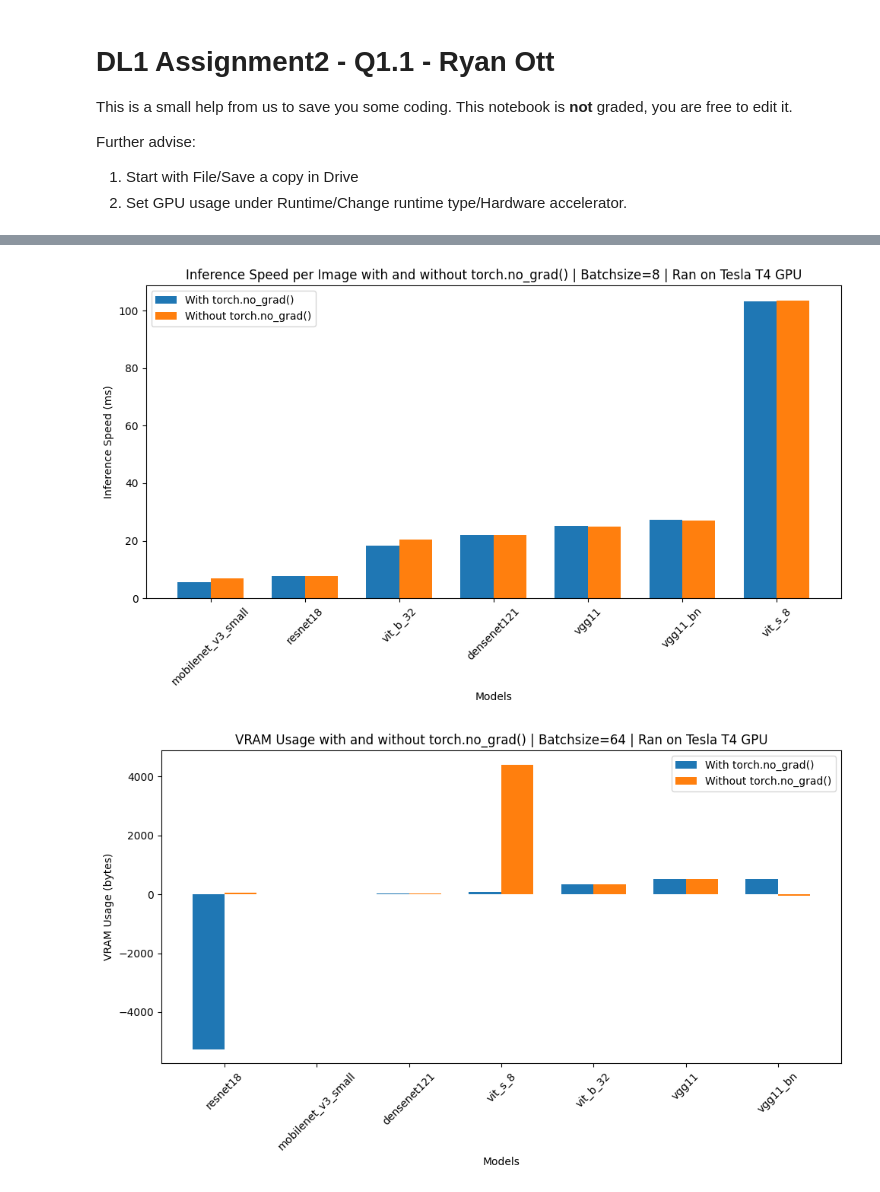
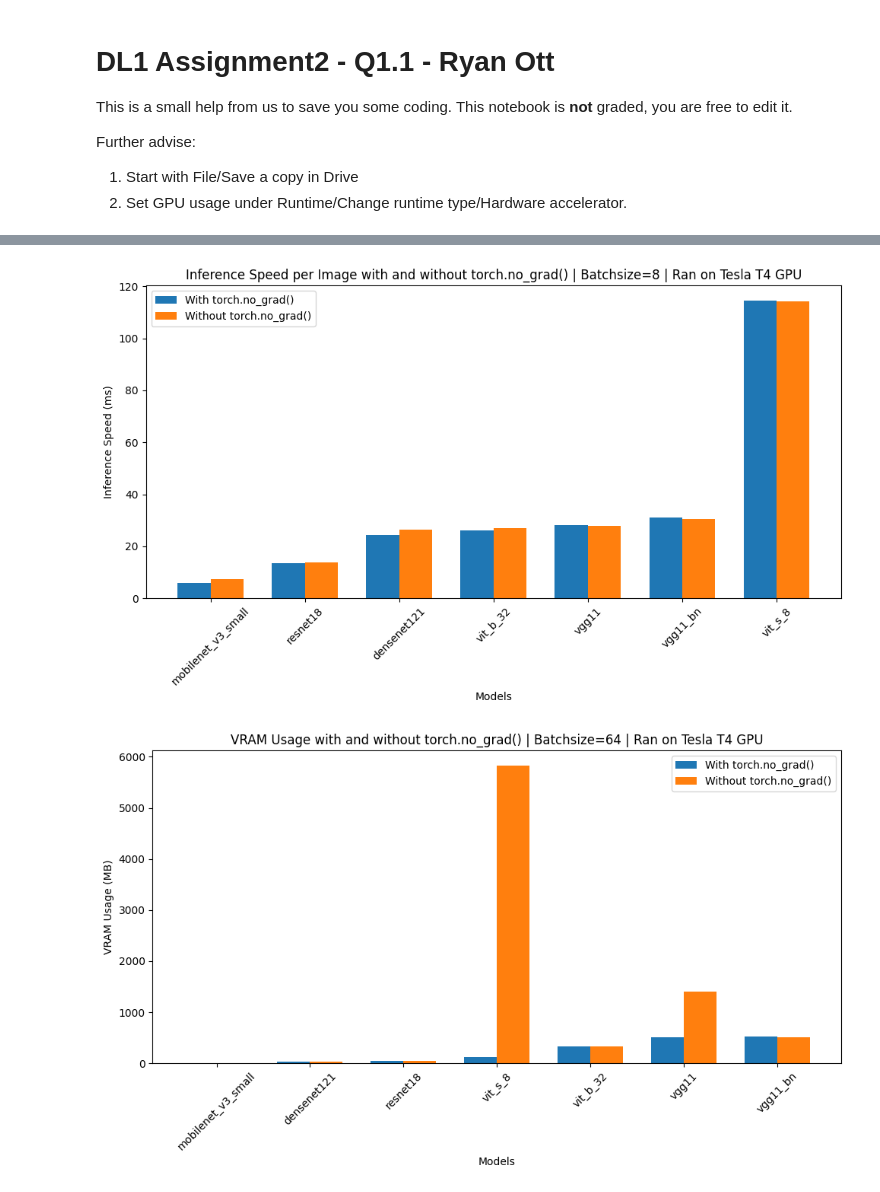
Before and after one commit to Ryan-Ott/DL1-Practicals, a Jupyter notebook: assignment2/part1/DL1_Assignment2_Q1_1.ipynb, the cells around one changed output, grey strips where cells are left out. Drawn from its saved outputs; the diff is of its cells as text; code cells hidden in the pictures.

```diff
--- a/assignment2/part1/DL1_Assignment2_Q1_1.ipynb
+++ b/assignment2/part1/DL1_Assignment2_Q1_1.ipynb
@@ -115,7 +116,6 @@ def filter_outliers(data):
 
 
 def evaluate_model(model_def:Callable, no_grad:bool, batch_size:int=8):
-
     # Retreive initial memory allocation
     initial_vram = torch.cuda.memory_allocated()
 
@@ -142,18 +142,17 @@ def evaluate_model(model_def:Callable, no_grad:bool, batch_size:int=8):
 
     # Step 3: Run N forward passes and save the runtime +
     #         the vram allocated by the model
-    N = 20
+    N = 10
     for _ in range(N):
         times.append(measure_runtime_per_forward(model, no_grad, batch_size))
-        torch.cuda.synchronize()
-        vrams.append((torch.cuda.memory_allocated() - initial_vram) / 1024 / 1024)
+        vrams.append(torch.cuda.memory_allocated() - initial_vram)
 
     # Step 4: Take the mean, preferably with dropping possible outliers
     times = filter_outliers(times)
     vrams = filter_outliers(vrams)
 
     mean_time = sum(times) / len(times)
-    mean_vram = sum(vrams) / len(vrams)
+    mean_vram = sum(vrams) / len(vrams) / 1024 / 1024
 
     #######################
     # END OF YOUR CODE    #
@@ -163,6 +162,8 @@ def evaluate_model(model_def:Callable, no_grad:bool, batch_size:int=8):
     del model
     torch.cuda.empty_cache()
 
+    sleep(3)  # giving time for cache to be emptied across all threads
+
     return mean_time, mean_vram, n_params
 # %%
 #######################
@@ -270,11 +273,12 @@ plt.xlabel("Models")
 plt.legend()
 
 plt.tight_layout()
-# plt.show()
-plt.savefig(f"b Inference Speed with or without grad on {gpu}.png")
-plt.close()
+
+plt.show()
+# plt.savefig(f"b Inference Speed with or without grad on {gpu}.png")
+# plt.close()
 # %% [output]
-[figure, old version]
+[figure, new version]
 # %%
 model_data_c = {}
 for model_def in model_defs:
@@ -285,27 +289,28 @@ for model_def in model_defs:
 # %%
 # 1.1.c) VRAM usage for all models with and without gradients
 models = list(model_data_c.keys())
 vrams_no_grad = [model_data_c[name]['vram_no_grad'] for name in models]
 vrams_with_grad = [model_data_c[name]['vram_grad'] for name in models]
 
 # Sorting
 vrams_no_grad, vrams_with_grad, models = zip(*sorted(zip(vrams_no_grad, vrams_with_grad, models)))
 
 x = np.arange(len(models))  # the label locations
 width = 0.35  # the width of the bars
 
 plt.figure(figsize=(10, 6))
 plt.bar(x - width/2, vrams_no_grad, width, label="With torch.no_grad()")
 plt.bar(x + width/2, vrams_with_grad, width, label="Without torch.no_grad()")
-plt.ylabel("VRAM Usage (bytes)")
+plt.ylabel("VRAM Usage (MB)")
 plt.title(f"VRAM Usage with and without torch.no_grad() | Batchsize=64 | Ran on {torch.cuda.get_device_name(torch.cuda.current_device())} GPU")
 plt.xticks(x, models, rotation=45)
 plt.xlabel("Models")
 plt.legend()
 
 plt.tight_layout()
-# plt.show()
-plt.savefig(f"c VRAM Usage with or without grad on {gpu}.png")
-plt.close()
+
+plt.show()
+# plt.savefig(f"c VRAM Usage with or without grad on {gpu}.png")
+# plt.close()
 # %% [output]
-[figure, old version]
+[figure, new version]
```
Also changed, not shown: parts of 3 cells of this notebook, 2 other files.
